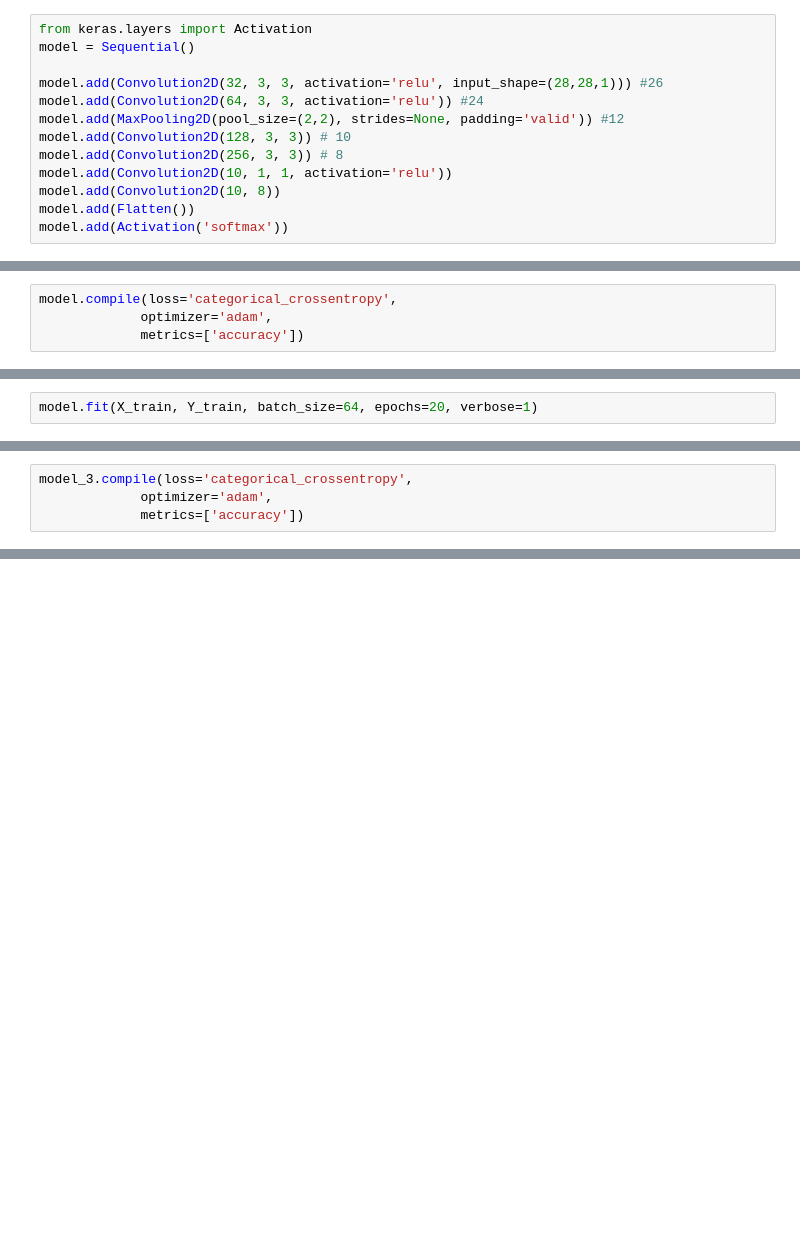
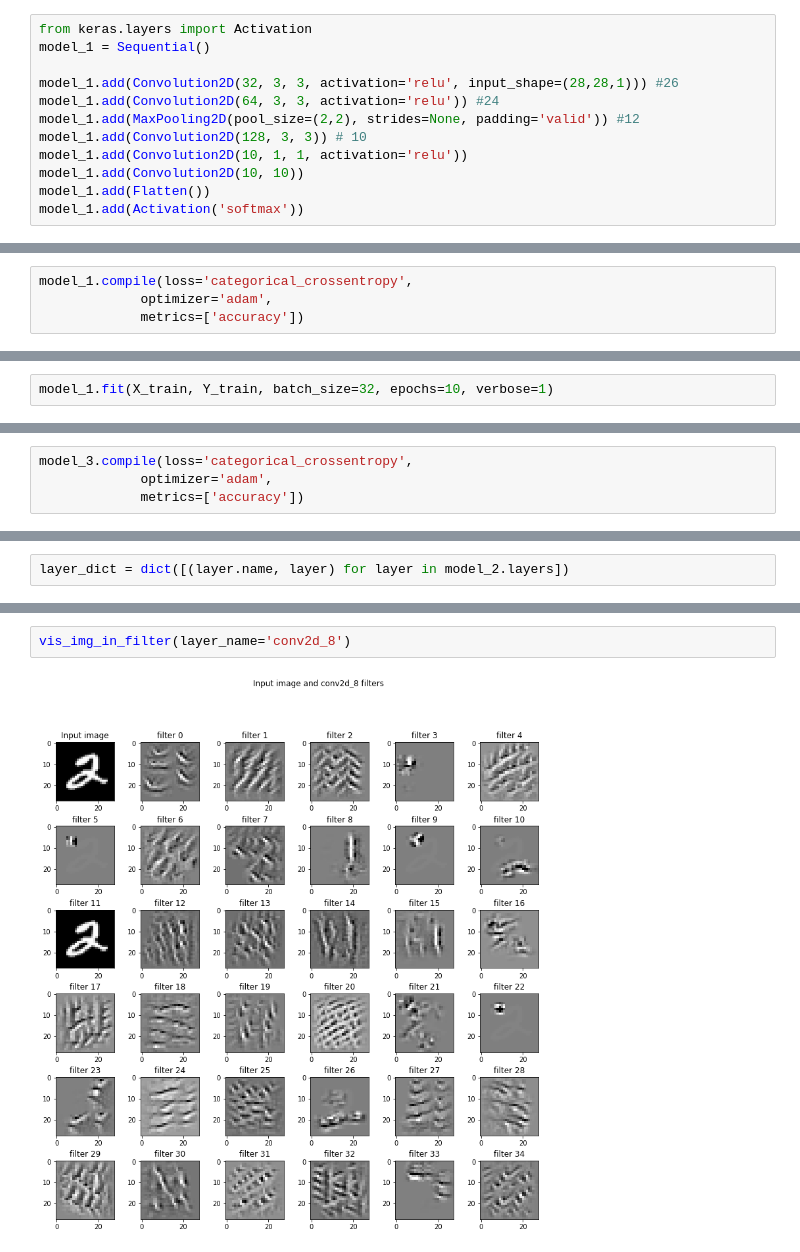
Before and after one commit to vamsigp/EIP-4, a Jupyter notebook: wk-1/1st_DNN.ipynb, the cells around one changed output, grey strips where cells are left out. Saved outputs shown, nothing was run; the diff lists cells and outputs as text; blank space fills up the shorter version.

```diff
--- a/wk-1/1st_DNN.ipynb
+++ b/wk-1/1st_DNN.ipynb
@@ -77,14 +77,13 @@ array([[0., 0., 0., 0., 0., 1., 0., 0., 0., 0.],
        [0., 0., 0., 0., 1., 0., 0., 0., 0., 0.]], dtype=float32)
 # %%
 from keras.layers import Activation
-model = Sequential()
+model_1 = Sequential()
 
-model.add(Convolution2D(32, 3, 3, activation='relu', input_shape=(28,28,1))) #26
-model.add(Convolution2D(64, 3, 3, activation='relu')) #24
-model.add(MaxPooling2D(pool_size=(2,2), strides=None, padding='valid')) #12
-model.add(Convolution2D(128, 3, 3)) # 10
-model.add(Convolution2D(256, 3, 3)) # 8
-model.add(Convolution2D(10, 1, 1, activation='relu'))
-model.add(Convolution2D(10, 8))
-model.add(Flatten())
-model.add(Activation('softmax'))
+model_1.add(Convolution2D(32, 3, 3, activation='relu', input_shape=(28,28,1))) #26
+model_1.add(Convolution2D(64, 3, 3, activation='relu')) #24
+model_1.add(MaxPooling2D(pool_size=(2,2), strides=None, padding='valid')) #12
+model_1.add(Convolution2D(128, 3, 3)) # 10
+model_1.add(Convolution2D(10, 1, 1, activation='relu'))
+model_1.add(Convolution2D(10, 10))
+model_1.add(Flatten())
+model_1.add(Activation('softmax'))
@@ -117,6 +108,6 @@ Trainable params: 396,820
 Non-trainable params: 0
 _________________________________________________________________
 # %%
-model.compile(loss='categorical_crossentropy',
+model_1.compile(loss='categorical_crossentropy',
              optimizer='adam',
              metrics=['accuracy'])
@@ -127,3 +114,3 @@ WARNING:tensorflow:From /usr/local/lib/python3.6/dist-packages/keras/backend/ten
 # %%
-model.fit(X_train, Y_train, batch_size=64, epochs=20, verbose=1)
+model_1.fit(X_train, Y_train, batch_size=32, epochs=10, verbose=1)
 # %% [output]
@@ -401,0 +308,2 @@ print(score_3)
+# %%
+layer_dict = dict([(layer.name, layer) for layer in model_2.layers])
@@ -401,0 +384,4 @@ print(score_3)
+# %%
+vis_img_in_filter(layer_name='conv2d_8')
+# %% [output]
+[figure, added]
```
Also changed, not shown: parts of 29 cells of this notebook.
